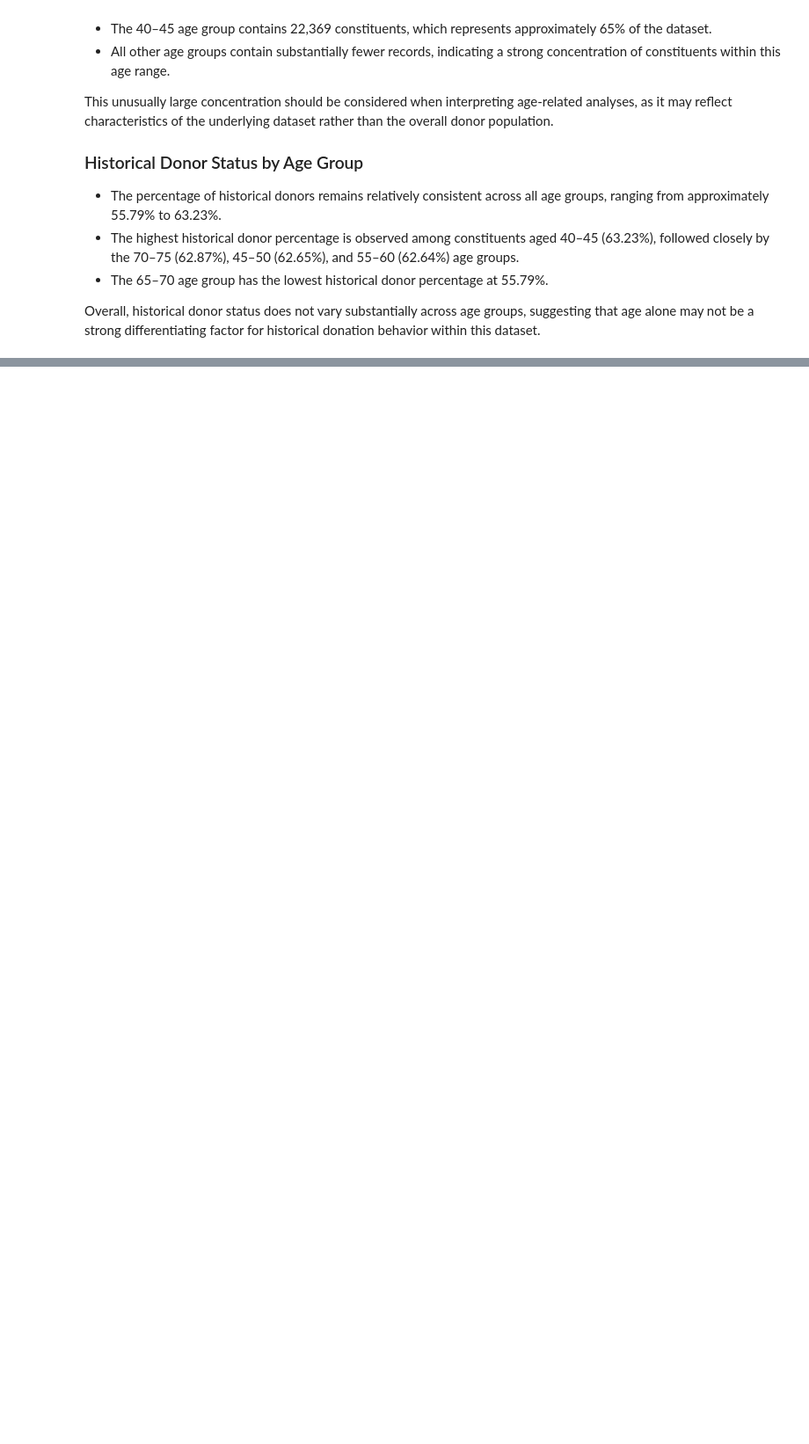
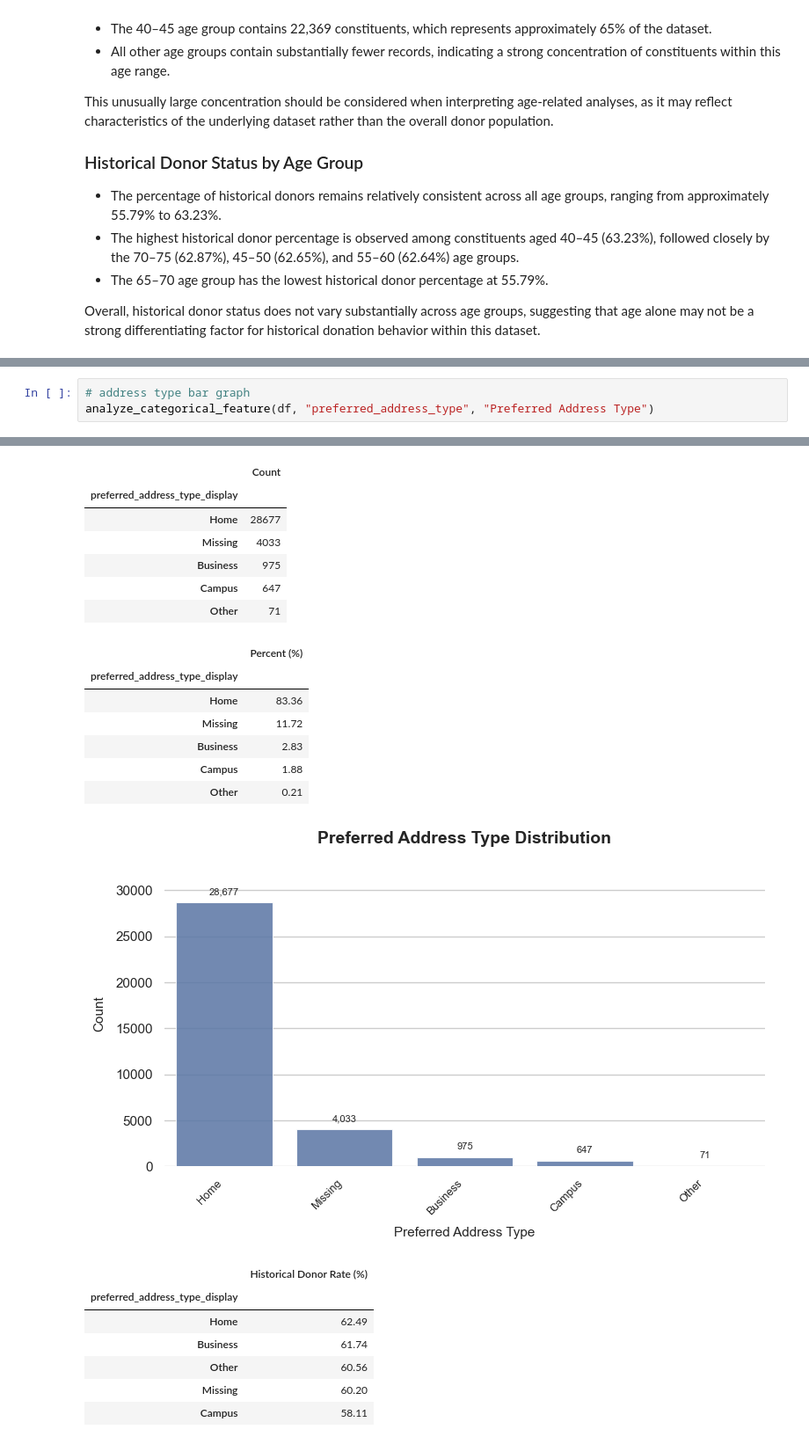
Before and after one commit to MDarkHead/red-cross-donor-prediction, a Jupyter notebook: notebooks/02_eda.ipynb, the cells around one changed output, grey strips where cells are left out. Shown at 88% size. Saved outputs shown, nothing was run; the diff lists cells and outputs as text; blank space fills up the shorter version.

```diff
--- a/notebooks/02_eda.ipynb
+++ b/notebooks/02_eda.ipynb
@@ -933,0 +1087,4 @@ Overall, historical donor status does not vary substantially across age groups,
+# %%
+# address type bar graph
+analyze_categorical_feature(df, "preferred_address_type", "Preferred Address Type")
+# %% [output]
@@ -933,0 +1093,22 @@ Overall, historical donor status does not vary substantially across age groups,
+|  | Count |
+| preferred_address_type_display |  |
+| Home | 28677 |
+| Missing | 4033 |
+| Business | 975 |
+| Campus | 647 |
+| Other | 71 |
+|  | Percent (%) |
+| preferred_address_type_display |  |
+| Home | 83.36 |
+| Missing | 11.72 |
+| Business | 2.83 |
+| Campus | 1.88 |
+| Other | 0.21 |
+[figure, added]
+|  | Historical Donor Rate (%) |
+| preferred_address_type_display |  |
+| Home | 62.49 |
+| Business | 61.74 |
+| Other | 60.56 |
+| Missing | 60.20 |
+| Campus | 58.11 |
```
Also changed, not shown: parts of 10 cells of this notebook.
